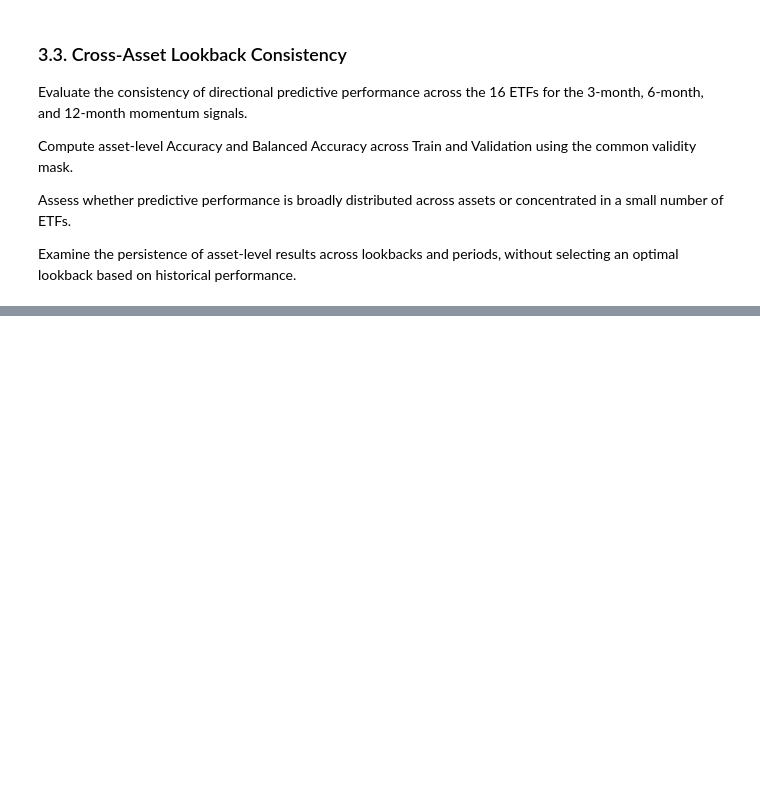
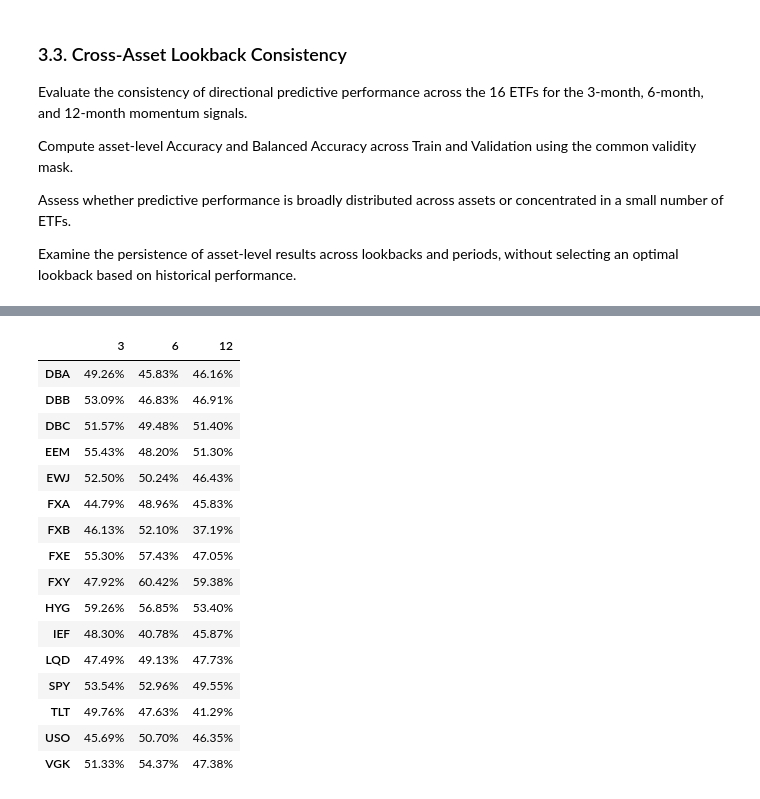
Before and after one commit to KenaelMartini/time-series-momentum-research, a Jupyter notebook: notebooks/3C_03_cross_asset_lookback_robustness.ipynb, the cells around one changed output, grey strips where cells are left out. Drawn from its saved outputs; the diff is of its cells as text; code cells hidden in the pictures; blank space fills up the shorter version.

Commit message:
feat(research): add asset-level balanced accuracy analysis across lookbacks

```diff
--- a/notebooks/3C_03_cross_asset_lookback_robustness.ipynb
+++ b/notebooks/3C_03_cross_asset_lookback_robustness.ipynb
@@ -857,3 +857,74 @@ Compute asset-level Accuracy and Balanced Accuracy across Train and Validation u
 Assess whether predictive performance is broadly distributed across assets or concentrated in a small number of ETFs.
 
 Examine the persistence of asset-level results across lookbacks and periods, without selecting an optimal lookback based on historical performance.
+# %%
+train_spy_metrics_12m = calculate_predictive_metrics(train_signals_common[12][["SPY"]], train_targets_common[["SPY"]])
+train_spy_metrics_12m
+
+train_asset_metrics_12m = {}
+
+for asset in train_signals_common[12].columns:
+    train_asset_metrics_12m[asset] = calculate_predictive_metrics(train_signals_common[12][[asset]], train_targets_common[[asset]])
+
+train_asset_metrics_12m
+
+train_asset_metrics_by_lookback = {}
+
+for lookback in (3, 6, 12):
+    train_asset_metrics_by_lookback[lookback] = {}
+
+    for asset in train_signals_common[lookback].columns:
+        train_asset_metrics_by_lookback[lookback][asset] = calculate_predictive_metrics(train_signals_common[lookback][[asset]], train_targets_common[[asset]])
+
+# train_metrics_by_lookback
+
+for lookback, asset_metrics in train_asset_metrics_by_lookback.items():
+    print(lookback, len(asset_metrics))
+
+print("")
+
+validation_asset_metrics_by_lookback = {}
+
+for lookback in (3, 6, 12):
+    validation_asset_metrics_by_lookback[lookback] = {}
+
+    for asset in validation_signals_common[lookback].columns:
+        validation_asset_metrics_by_lookback[lookback][asset] = calculate_predictive_metrics(validation_signals_common[lookback][[asset]], validation_targets_common[[asset]])
+
+for lookback, asset_metrics in validation_asset_metrics_by_lookback.items():
+    print(lookback, len(asset_metrics))
+
+print("")
+
+train_asset_balanced_accuracy = {}
+
+for asset in validation_asset_metrics_by_lookback[12]:
+    train_asset_balanced_accuracy[asset] = {}
+
+    for lookback in (3, 6, 12):
+        train_asset_balanced_accuracy[asset][lookback] = train_asset_metrics_by_lookback[lookback][asset]["balanced_accuracy"]
+
+train_asset_balanced_accuracy_df = pd.DataFrame.from_dict(train_asset_balanced_accuracy, orient="index")
+
+train_asset_balanced_accuracy_df_formatted = (train_asset_balanced_accuracy_df.style.format("{:.2%}"))
+
+print("Train asset balanced accuracy (formatted df)")
+display(train_asset_balanced_accuracy_df_formatted)
+
+print("\n")
+
+validation_asset_balanced_accuracy = {}
+
+for asset in validation_asset_metrics_by_lookback[12]:
+    validation_asset_balanced_accuracy[asset] = {}
+
+    for lookback in (3, 6, 12):
+        validation_asset_balanced_accuracy[asset][lookback] = validation_asset_metrics_by_lookback[lookback][asset]["balanced_accuracy"]
+
+validation_asset_balanced_accuracy_df = pd.DataFrame.from_dict(validation_asset_balanced_accuracy, orient="index")
+
+validation_asset_balanced_accuracy_df_formatted = (validation_asset_balanced_accuracy_df.style.format("{:.2%}"))
+
+print("Validation balanced accuracy (formatted df)")
+display(validation_asset_balanced_accuracy_df_formatted)
+# %% [output]
@@ -859,0 +940,17 @@ Examine the persistence of asset-level results across lookbacks and periods, wit
+|  | 3 | 6 | 12 |
+| DBA | 49.26% | 45.83% | 46.16% |
+| DBB | 53.09% | 46.83% | 46.91% |
+| DBC | 51.57% | 49.48% | 51.40% |
+| EEM | 55.43% | 48.20% | 51.30% |
+| EWJ | 52.50% | 50.24% | 46.43% |
+| FXA | 44.79% | 48.96% | 45.83% |
+| FXB | 46.13% | 52.10% | 37.19% |
+| FXE | 55.30% | 57.43% | 47.05% |
+| FXY | 47.92% | 60.42% | 59.38% |
+| HYG | 59.26% | 56.85% | 53.40% |
+| IEF | 48.30% | 40.78% | 45.87% |
+| LQD | 47.49% | 49.13% | 47.73% |
+| SPY | 53.54% | 52.96% | 49.55% |
+| TLT | 49.76% | 47.63% | 41.29% |
+| USO | 45.69% | 50.70% | 46.35% |
+| VGK | 51.33% | 54.37% | 47.38% |
```
Also changed, not shown: parts of 1 cell of this notebook.
